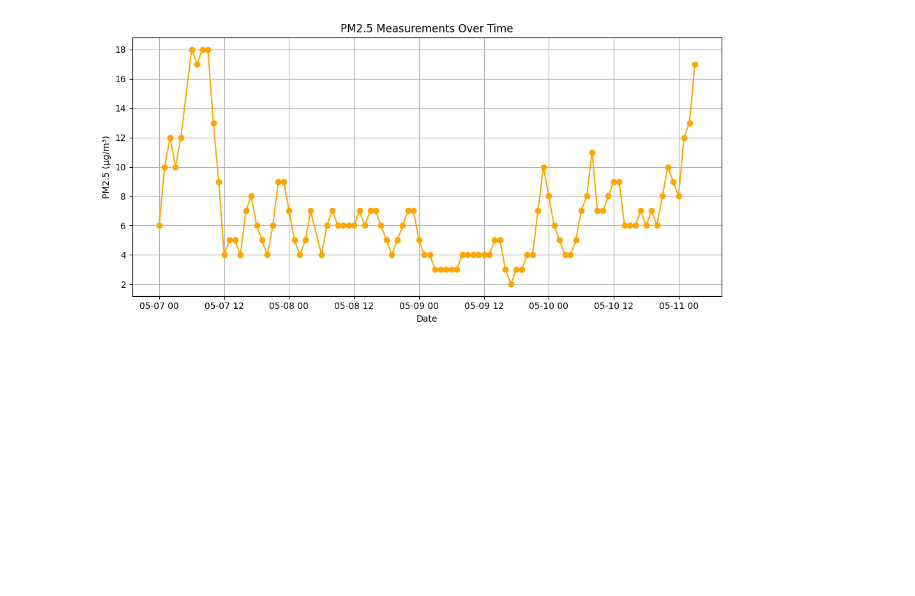
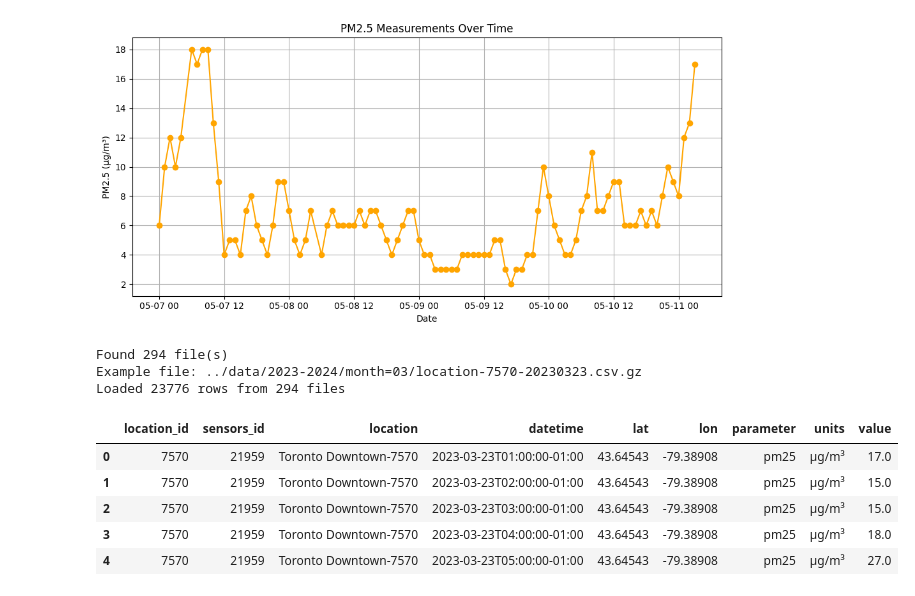
Before and after one commit to olliekm/DeepAQ-System, a Jupyter notebook: notebooks/testingapi.ipynb, the cells around one changed output. Cells and saved outputs as stored; diff of their text form; code cells hidden in the pictures; blank space fills up the shorter version.

```diff
--- a/notebooks/testingapi.ipynb
+++ b/notebooks/testingapi.ipynb
@@ -122,3 +107,38 @@ plt.tight_layout()
 plt.show()
 # %% [output]
 [figure]
+# %%
+from pathlib import Path
+import pandas as pd
+
+# Point to data directory (relative to notebooks/)
+data_dir = Path("../data/2023-2024")
+
+# Find all CSV or CSV.GZ files recursively
+files = list(data_dir.rglob("*.csv.gz"))
+if not files:
+    files = list(data_dir.rglob("*.csv"))
+
+print(f"Found {len(files)} file(s)")
+print("Example file:", files[0] if files else "None found")
+
+# Read & combine
+if files:
+    df = pd.concat(
+        (pd.read_csv(f, compression="infer") for f in files),
+        ignore_index=True
+    )
+    print(f"Loaded {len(df)} rows from {len(files)} files")
+    display(df.head())
+else:
+    raise FileNotFoundError("No data files found in ../data/")
+# %% [output]
+Found 294 file(s)
+Example file: ../data/2023-2024/month=03/location-7570-20230323.csv.gz
+Loaded 23776 rows from 294 files
+|  | location_id | sensors_id | location | datetime | lat | lon | parameter | units | value |
+| 0 | 7570 | 21959 | Toronto Downtown-7570 | 2023-03-23T01:00:00-01:00 | 43.64543 | -79.38908 | pm25 | µg/m³ | 17.0 |
+| 1 | 7570 | 21959 | Toronto Downtown-7570 | 2023-03-23T02:00:00-01:00 | 43.64543 | -79.38908 | pm25 | µg/m³ | 15.0 |
+| 2 | 7570 | 21959 | Toronto Downtown-7570 | 2023-03-23T03:00:00-01:00 | 43.64543 | -79.38908 | pm25 | µg/m³ | 15.0 |
+| 3 | 7570 | 21959 | Toronto Downtown-7570 | 2023-03-23T04:00:00-01:00 | 43.64543 | -79.38908 | pm25 | µg/m³ | 18.0 |
+| 4 | 7570 | 21959 | Toronto Downtown-7570 | 2023-03-23T05:00:00-01:00 | 43.64543 | -79.38908 | pm25 | µg/m³ | 27.0 |
```
Also changed, not shown: parts of 9 cells of this notebook.
